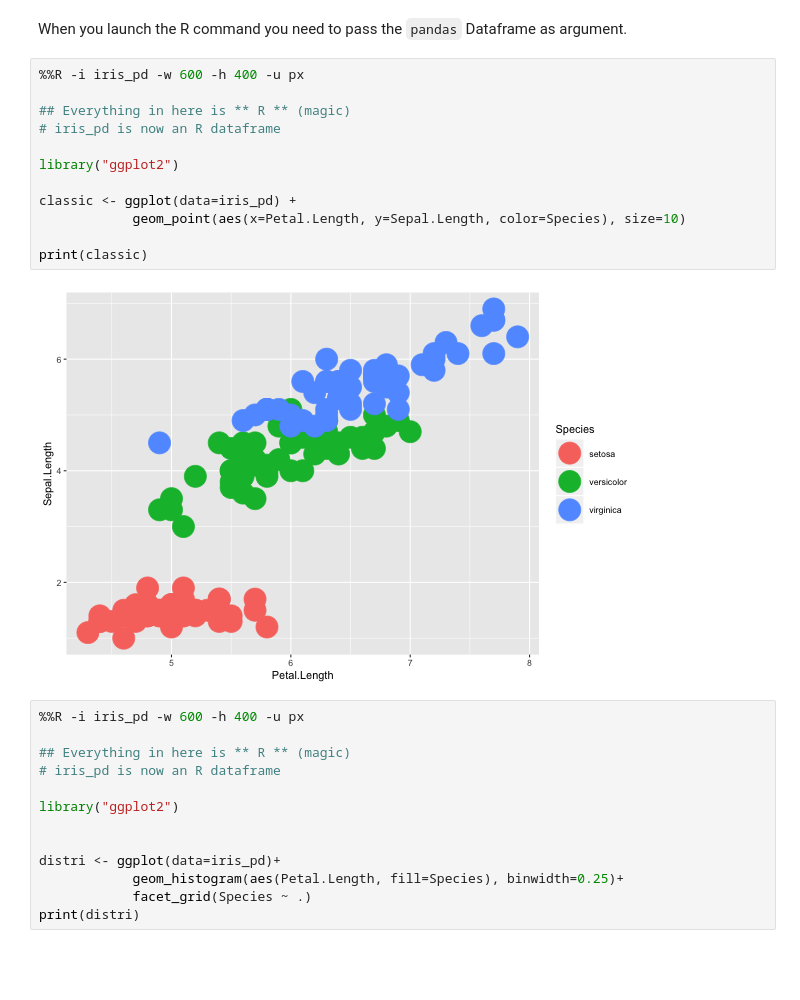
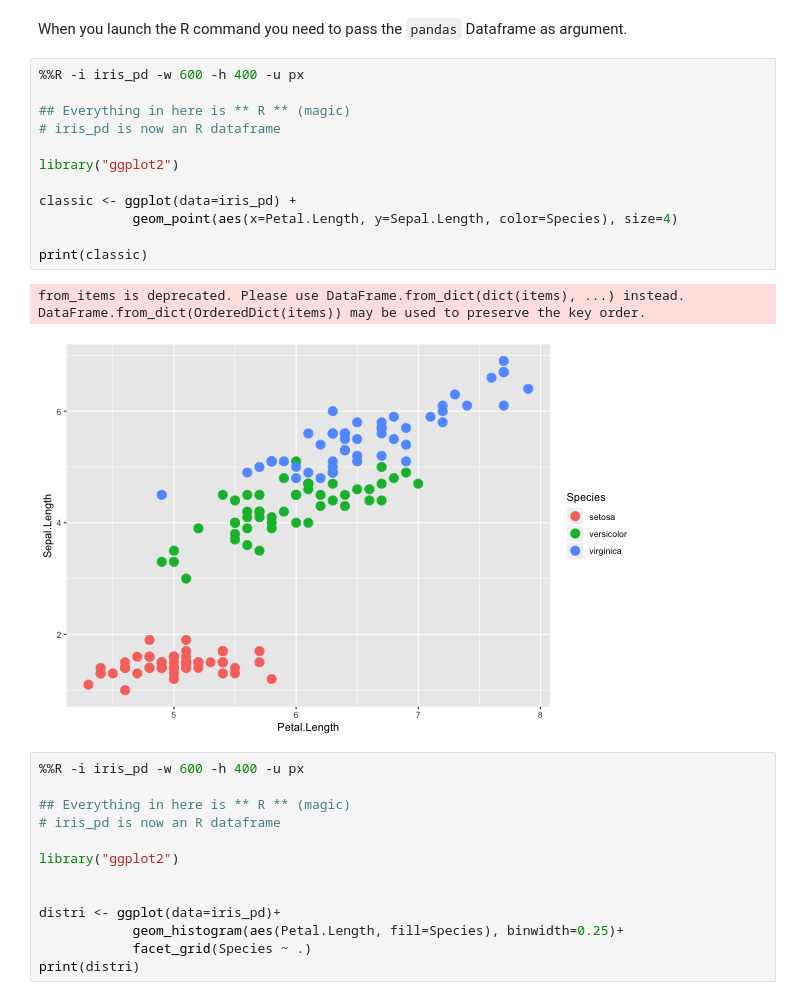
Before and after one commit to samuelmurail/jupyter_training_course, a Jupyter notebook: notebook/04_interactive_data_viz.ipynb, the cells around one changed output. Saved outputs shown, nothing was run; the diff lists cells and outputs as text; blank space fills up the shorter version.

```diff
--- a/notebook/04_interactive_data_viz.ipynb
+++ b/notebook/04_interactive_data_viz.ipynb
@@ -157,17 +157,18 @@ When you launch the R command you need to pass the `pandas` Dataframe as argumen
 # %%
 %%R -i iris_pd -w 600 -h 400 -u px
 
 ## Everything in here is ** R ** (magic)
 # iris_pd is now an R dataframe
 
 library("ggplot2")
 
 classic <- ggplot(data=iris_pd) +
-            geom_point(aes(x=Petal.Length, y=Sepal.Length, color=Species), size=10)
+            geom_point(aes(x=Petal.Length, y=Sepal.Length, color=Species), size=4)
 
 print(classic)
 # %% [output]
+from_items is deprecated. Please use DataFrame.from_dict(dict(items), ...) instead. DataFrame.from_dict(OrderedDict(items)) may be used to preserve the key order.
-[figure, old version]
+[figure, new version]
 # %%
 %%R -i iris_pd -w 600 -h 400 -u px
 
```
Also changed, not shown: parts of 2 cells of this notebook.
